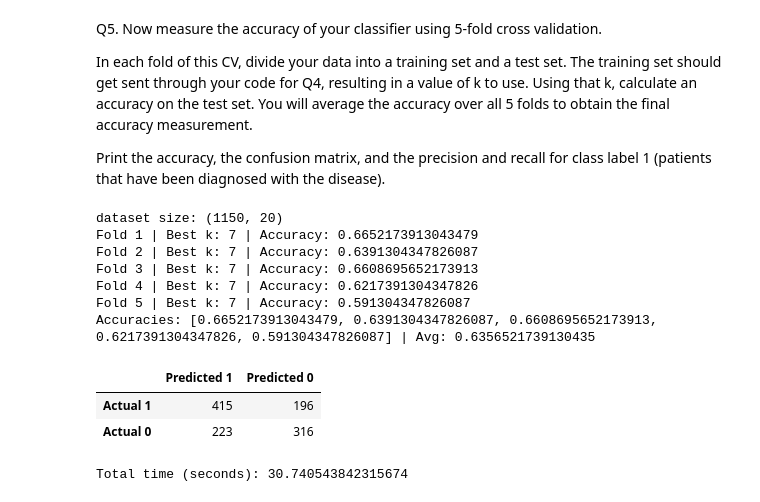
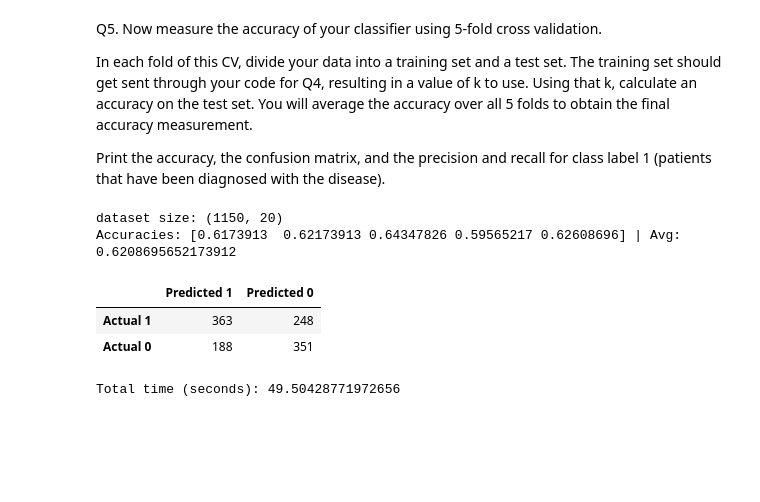
Before and after one commit to IanC04/CS363M, a Jupyter notebook: Assignments/Assignment 3/Assignment3.ipynb, the cells around one changed output. Cells and saved outputs as stored; diff of their text form; code cells hidden in the pictures; blank space fills up the shorter version.

```diff
--- a/Assignments/Assignment 3/Assignment3.ipynb
+++ b/Assignments/Assignment 3/Assignment3.ipynb
@@ -284,14 +290,10 @@ Hint: When using dataframes, you can do this without a loop!
 # %%
 def normalize_data(train, test):
     # your code goes here
-    train_norm = (train - train.min()) / (train.max() - train.min())
-    train_norm[list(BINARY_COLUMNS)] = train[list(BINARY_COLUMNS)]
-    test_norm = (test - test.min()) / (test.max() - test.min())
-    test_norm[list(BINARY_COLUMNS)] = test[list(BINARY_COLUMNS)]
+    min, max = train.min(), train.max()
+    train_norm = (train - min) / (max - min)
+    test_norm = (test - min) / (max - min)
 
-    # Can't normalize categorical data
-    if train_norm.isna().values.any() or test_norm.isna().values.any():
-        raise ValueError("There are categorical values in the data being normalized")
     return train_norm, test_norm
 # %% [markdown]
 Q2. The distance calculation method is central to the KNN algorithm. In this assignment you'll be using the Euclidean distance.
@@ -343,7 +345,8 @@ def run_knn(train_set, test_set, k):
         test_point = test_set.iloc[i]
         df = get_distances(test_point, train_set)
         closest_idx = df["distance"].argsort()[:k]
-        predictions[i] = (df.iloc[closest_idx][LABEL_COLUMN].mode()[0])
+        predictions[i] = df.iloc[closest_idx][LABEL_COLUMN].mode()[0]
+
     return predictions
 # %% [markdown]
 Q4. Find the best value of k for this data.
@@ -357,6 +360,7 @@ def find_best_k(data):
     best_k, most_correct = -1, 0
     size = len(data) / 5
     for k in range(1, 10, 2):
+        corrects = np.zeros(5)
         for f in range(5):
             training_set = pd.concat(
                 [data[0 : int(size * f)], data[int(size * (f + 1)) :]]
@@ -364,12 +368,11 @@ def find_best_k(data):
             testing_set = data[int(size * f) : int(size * (f + 1))]
             predictions = run_knn(training_set, testing_set, k)
             correct = sum(predictions == testing_set[LABEL_COLUMN])
-            if correct > most_correct:
-                best_k = k
-                most_correct = correct
+            corrects[f] = correct
+        if sum(corrects) > most_correct:
+            best_k = k
+            most_correct = sum(corrects)
 
-    if best_k == -1:
-        raise ValueError("No best k found")
     return best_k
 # %% [markdown]
 Q5. Now measure the accuracy of your classifier using 5-fold cross validation.
@@ -384,46 +387,40 @@ import time
 def run_CV(filename):
     # read in data
     data = pd.read_csv(filename, header=None)
     print("dataset size:", data.shape)
 
     start_time = time.time()
 
     # your code goes here
     size = len(data) / 5
-    accuracies = []
+    accuracies = np.zeros(5)
     TP, FN, FP, TN = 0, 0, 0, 0
-    for k in range(5):
+    for f in range(5):
         training_set = pd.concat(
-            [data.iloc[0 : int(size * k)], data.iloc[int(size * (k + 1)) :]]
+            [data.iloc[0 : int(size * f)], data.iloc[int(size * (f + 1)) :]]
         )
-        testing_set = data[int(size * k) : int(size * (k + 1))]
+        testing_set = data[int(size * f) : int(size * (f + 1))]
         best_k = find_best_k(training_set)
         predictions = run_knn(training_set, testing_set, best_k)
         accuracy = sum(predictions == testing_set[LABEL_COLUMN]) / len(testing_set)
-        print(f"Fold {k + 1} | Best k: {best_k} | Accuracy: {accuracy}")
-        accuracies.append(accuracy)
+        accuracies[f] = accuracy
         TP += sum((predictions == 1) & (testing_set[LABEL_COLUMN] == 1))
         FN += sum((predictions == 0) & (testing_set[LABEL_COLUMN] == 1))
         FP += sum((predictions == 1) & (testing_set[LABEL_COLUMN] == 0))
         TN += sum((predictions == 0) & (testing_set[LABEL_COLUMN] == 0))
 
-    print(f"Accuracies: {accuracies} | Avg: {sum(accuracies) / (k + 1)}")
+    print(f"Accuracies: {accuracies} | Avg: {sum(accuracies) / (f + 1)}")
     print_confusion_matrix(TP, FN, FP, TN)
 
     end_time = time.time()
     print("\nTotal time (seconds):", end_time - start_time)
 
 
 run_CV("messidor_features.txt")
 # %% [output]
 dataset size: (1150, 20)
-Fold 1 | Best k: 7 | Accuracy: 0.6652173913043479
-Fold 2 | Best k: 7 | Accuracy: 0.6391304347826087
-Fold 3 | Best k: 7 | Accuracy: 0.6608695652173913
-Fold 4 | Best k: 7 | Accuracy: 0.6217391304347826
-Fold 5 | Best k: 7 | Accuracy: 0.591304347826087
-Accuracies: [0.6652173913043479, 0.6391304347826087, 0.6608695652173913, 0.6217391304347826, 0.591304347826087] | Avg: 0.6356521739130435
+Accuracies: [0.6173913  0.62173913 0.64347826 0.59565217 0.62608696] | Avg: 0.6208695652173912
 |  | Predicted 1 | Predicted 0 |
-| Actual 1 | 415 | 196 |
-| Actual 0 | 223 | 316 |
+| Actual 1 | 363 | 248 |
+| Actual 0 | 188 | 351 |
-Total time (seconds): 30.740543842315674
+Total time (seconds): 49.50428771972656
```
Also changed, not shown: parts of 9 cells of this notebook, 2 other files.
